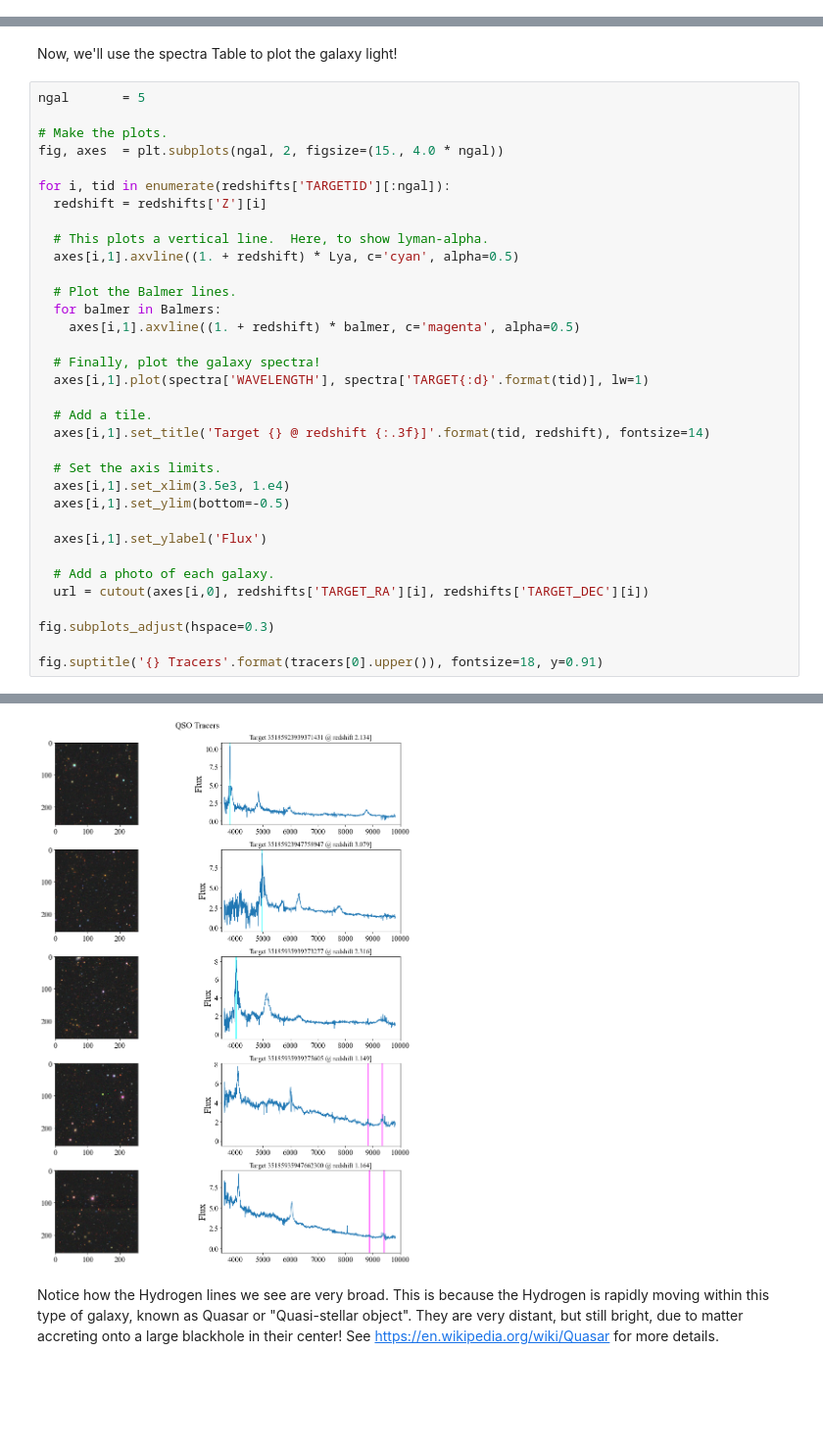
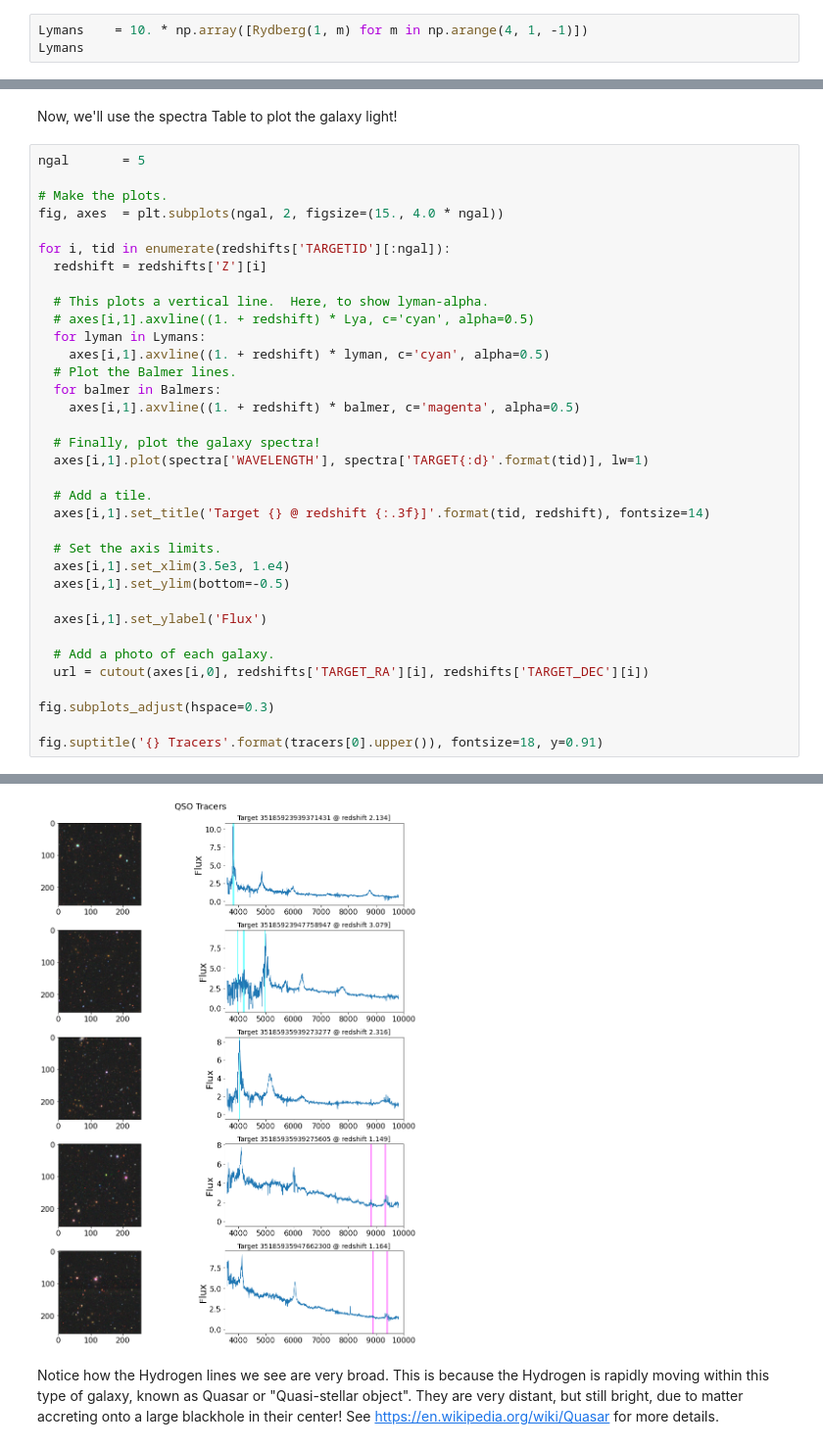
Before and after one commit to Nathanc7525/desihigh, a Jupyter notebook: DESI.ipynb, the cells around one changed output, grey strips where cells are left out. Shown at 98% size. Saved outputs shown, nothing was run; the diff lists cells and outputs as text; blank space fills up the shorter version.

```diff
--- a/DESI.ipynb
+++ b/DESI.ipynb
@@ -90,3 +93,6 @@ Balmers    = 10. * np.array([Rydberg(2, m) for m in np.arange(6, 3, -1)])
 Balmers
 # %% [output]
 array([4105.83941606, 4344.80361488, 4866.18004866])
+# %%
+Lymans    = 10. * np.array([Rydberg(1, m) for m in np.arange(4, 1, -1)])
+Lymans
@@ -157,36 +165,37 @@ ngal       = 5
 fig, axes  = plt.subplots(ngal, 2, figsize=(15., 4.0 * ngal))
 
 for i, tid in enumerate(redshifts['TARGETID'][:ngal]):
   redshift = redshifts['Z'][i]
 
   # This plots a vertical line.  Here, to show lyman-alpha.
-  axes[i,1].axvline((1. + redshift) * Lya, c='cyan', alpha=0.5)
-
+  # axes[i,1].axvline((1. + redshift) * Lya, c='cyan', alpha=0.5)
+  for lyman in Lymans:
+    axes[i,1].axvline((1. + redshift) * lyman, c='cyan', alpha=0.5)
   # Plot the Balmer lines.
   for balmer in Balmers:
     axes[i,1].axvline((1. + redshift) * balmer, c='magenta', alpha=0.5)
 
   # Finally, plot the galaxy spectra!
   axes[i,1].plot(spectra['WAVELENGTH'], spectra['TARGET{:d}'.format(tid)], lw=1)
 
   # Add a tile.
   axes[i,1].set_title('Target {} @ redshift {:.3f}]'.format(tid, redshift), fontsize=14)
 
   # Set the axis limits.
   axes[i,1].set_xlim(3.5e3, 1.e4)
   axes[i,1].set_ylim(bottom=-0.5)
 
   axes[i,1].set_ylabel('Flux')
 
   # Add a photo of each galaxy.
   url = cutout(axes[i,0], redshifts['TARGET_RA'][i], redshifts['TARGET_DEC'][i])
 
 fig.subplots_adjust(hspace=0.3)
 
 fig.suptitle('{} Tracers'.format(tracers[0].upper()), fontsize=18, y=0.91)
 # %% [output]
 Text(0.5, 0.91, 'QSO Tracers')
-[figure, old version]
+[figure, new version]
 # %% [markdown]
 Notice how the Hydrogen lines we see are very broad.  This is because the Hydrogen is rapidly moving within this type of galaxy, known as Quasar or "Quasi-stellar object".  They are very distant, but still bright, due to matter accreting onto a large blackhole in their center!  See https://en.wikipedia.org/wiki/Quasar for more details.
 # %% [markdown]
```
Also changed, not shown: parts of 4 cells of this notebook.
